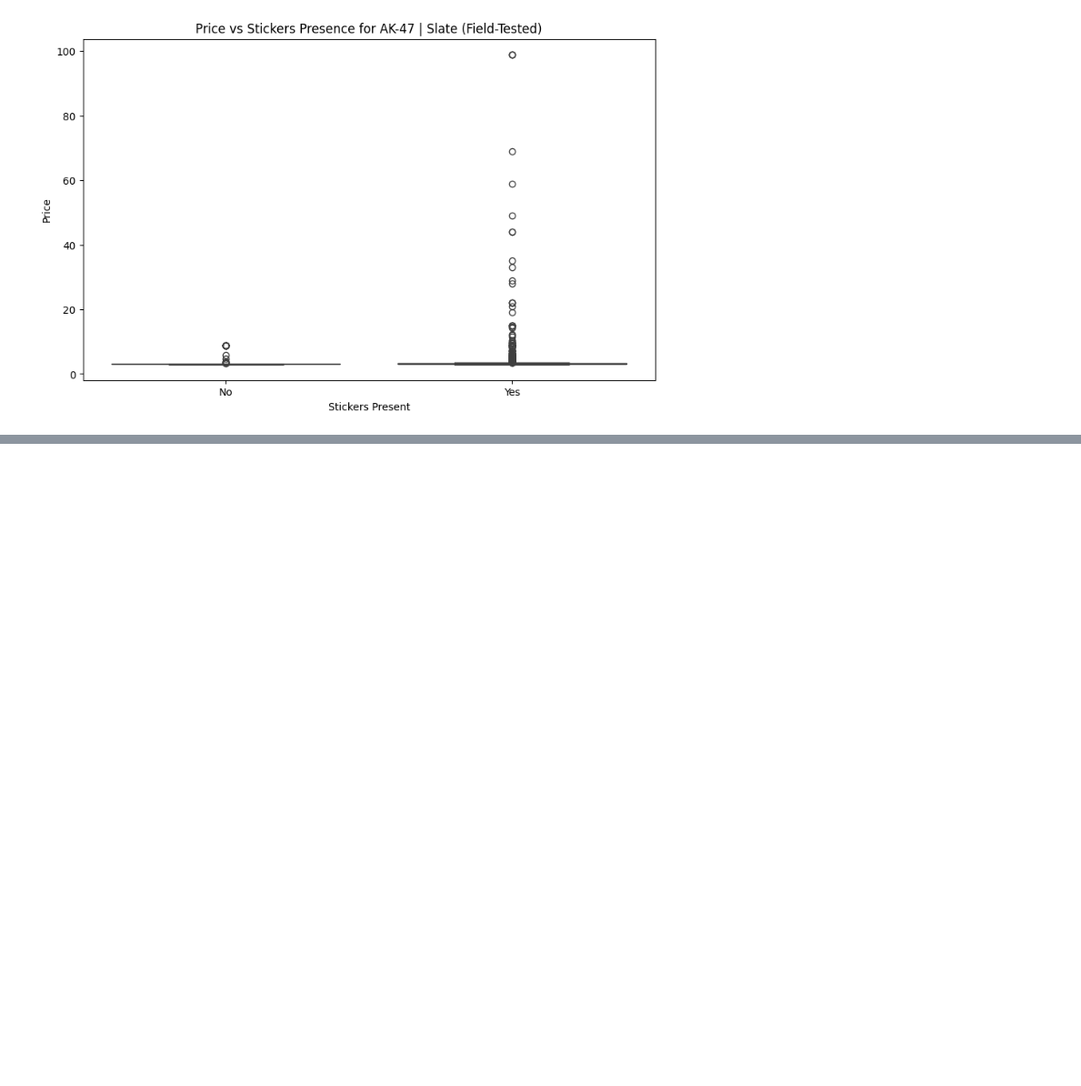
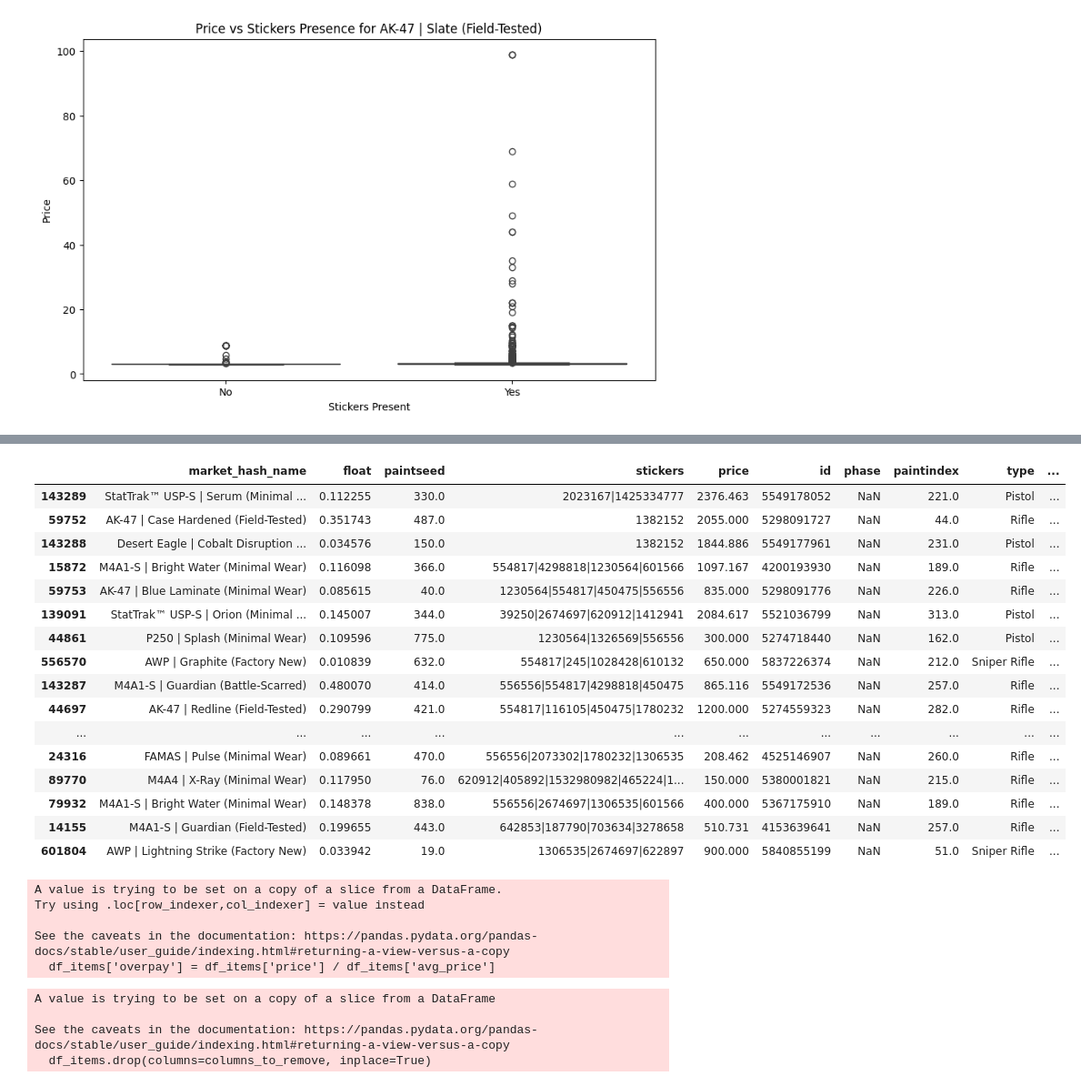
Before and after one commit to marchanyanehu/ml_skins, a Jupyter notebook: ml/main.ipynb, the cells around one changed output, grey strips where cells are left out. Shown at 91% size. Drawn from its saved outputs; the diff is of its cells as text; code cells hidden in the pictures; blank space fills up the shorter version.

```diff
--- a/ml/main.ipynb
+++ b/ml/main.ipynb
@@ -449,10 +448,10 @@ df_steam
 # %%
-# def get_avg_sticker_price(sticker_ids, df_stickers):
-# 	if pd.isna(sticker_ids):
-# 		return 0
-# 	ids = sticker_ids.split('|')
-# 	prices = df_stickers[df_stickers['id'].isin(map(int, ids))]['avg_price']
-# 	return prices.sum() if not prices.empty else 0
+def get_avg_sticker_price(sticker_ids, df_stickers):
+	if pd.isna(sticker_ids):
+		return 0
+	ids = sticker_ids.split('|')
+	prices = df_stickers[df_stickers['id'].isin(map(int, ids))]['avg_price']
+	return prices.sum() if not prices.empty else 0
 
-# df_items['sum_sticker_price'] = df_items['stickers'].apply(get_avg_sticker_price, df_stickers=df_stiickers)
-# df_items.head()
+df_items['sum_sticker_price'] = df_items['stickers'].apply(get_avg_sticker_price, df_stickers=df_stiickers)
+df_items.head()
@@ -459,4 +470,38 @@ df_steam
 # %%
-# df_items_sorted = df_items.sort_values(by='avg_sticker_price', ascending=False)
-# df_drop_empty_avg_sticker_price = df_items_sorted[df_items_sorted['avg_sticker_price'] != 0]
-# df_drop_empty_avg_sticker_price
+df_items_sorted = df_items.sort_values(by='sum_sticker_price', ascending=False)
+df_drop_empty_avg_sticker_price = df_items_sorted[df_items_sorted['sum_sticker_price'] != 0]
+df_drop_empty_avg_sticker_price.head(30)
+# %% [output]
+|  | market_hash_name | float | paintseed | stickers | price | id | phase | paintindex | type | ... |
+| 143289 | StatTrak™ USP-S | Serum (Minimal ... | 0.112255 | 330.0 | 2023167|1425334777 | 2376.463 | 5549178052 | NaN | 221.0 | Pistol | ... |
+| 59752 | AK-47 | Case Hardened (Field-Tested) | 0.351743 | 487.0 | 1382152 | 2055.000 | 5298091727 | NaN | 44.0 | Rifle | ... |
+| 143288 | Desert Eagle | Cobalt Disruption ... | 0.034576 | 150.0 | 1382152 | 1844.886 | 5549177961 | NaN | 231.0 | Pistol | ... |
+| 15872 | M4A1-S | Bright Water (Minimal Wear) | 0.116098 | 366.0 | 554817|4298818|1230564|601566 | 1097.167 | 4200193930 | NaN | 189.0 | Rifle | ... |
+| 59753 | AK-47 | Blue Laminate (Minimal Wear) | 0.085615 | 40.0 | 1230564|554817|450475|556556 | 835.000 | 5298091776 | NaN | 226.0 | Rifle | ... |
+| 139091 | StatTrak™ USP-S | Orion (Minimal ... | 0.145007 | 344.0 | 39250|2674697|620912|1412941 | 2084.617 | 5521036799 | NaN | 313.0 | Pistol | ... |
+| 44861 | P250 | Splash (Minimal Wear) | 0.109596 | 775.0 | 1230564|1326569|556556 | 300.000 | 5274718440 | NaN | 162.0 | Pistol | ... |
+| 556570 | AWP | Graphite (Factory New) | 0.010839 | 632.0 | 554817|245|1028428|610132 | 650.000 | 5837226374 | NaN | 212.0 | Sniper Rifle | ... |
+| 143287 | M4A1-S | Guardian (Battle-Scarred) | 0.480070 | 414.0 | 556556|554817|4298818|450475 | 865.116 | 5549172536 | NaN | 257.0 | Rifle | ... |
+| 44697 | AK-47 | Redline (Field-Tested) | 0.290799 | 421.0 | 554817|116105|450475|1780232 | 1200.000 | 5274559323 | NaN | 282.0 | Rifle | ... |
+| ... | ... | ... | ... | ... | ... | ... | ... | ... | ... | ... |
+| 24316 | FAMAS | Pulse (Minimal Wear) | 0.089661 | 470.0 | 556556|2073302|1780232|1306535 | 208.462 | 4525146907 | NaN | 260.0 | Rifle | ... |
+| 89770 | M4A4 | X-Ray (Minimal Wear) | 0.117950 | 76.0 | 620912|405892|1532980982|465224|1... | 150.000 | 5380001821 | NaN | 215.0 | Rifle | ... |
+| 79932 | M4A1-S | Bright Water (Minimal Wear) | 0.148378 | 838.0 | 556556|2674697|1306535|601566 | 400.000 | 5367175910 | NaN | 189.0 | Rifle | ... |
+| 14155 | M4A1-S | Guardian (Field-Tested) | 0.199655 | 443.0 | 642853|187790|703634|3278658 | 510.731 | 4153639641 | NaN | 257.0 | Rifle | ... |
+| 601804 | AWP | Lightning Strike (Factory New) | 0.033942 | 19.0 | 1306535|2674697|622897 | 900.000 | 5840855199 | NaN | 51.0 | Sniper Rifle | ... |
+# %%
+df_items['overpay'] = df_items['price'] / df_items['avg_price']
+# %% [output]
+A value is trying to be set on a copy of a slice from a DataFrame.
+Try using .loc[row_indexer,col_indexer] = value instead
+
+See the caveats in the documentation: https://pandas.pydata.org/pandas-docs/stable/user_guide/indexing.html#returning-a-view-versus-a-copy
+  df_items['overpay'] = df_items['price'] / df_items['avg_price']
+# %%
+columns_to_remove = ['paintseed', 'paintindex', 'phase', 'type']  # Replace with your actual column names
+df_items.drop(columns=columns_to_remove, inplace=True)
+# %% [output]
+A value is trying to be set on a copy of a slice from a DataFrame
+
+See the caveats in the documentation: https://pandas.pydata.org/pandas-docs/stable/user_guide/indexing.html#returning-a-view-versus-a-copy
+  df_items.drop(columns=columns_to_remove, inplace=True)
```
Also changed, not shown: parts of 22 cells of this notebook.
